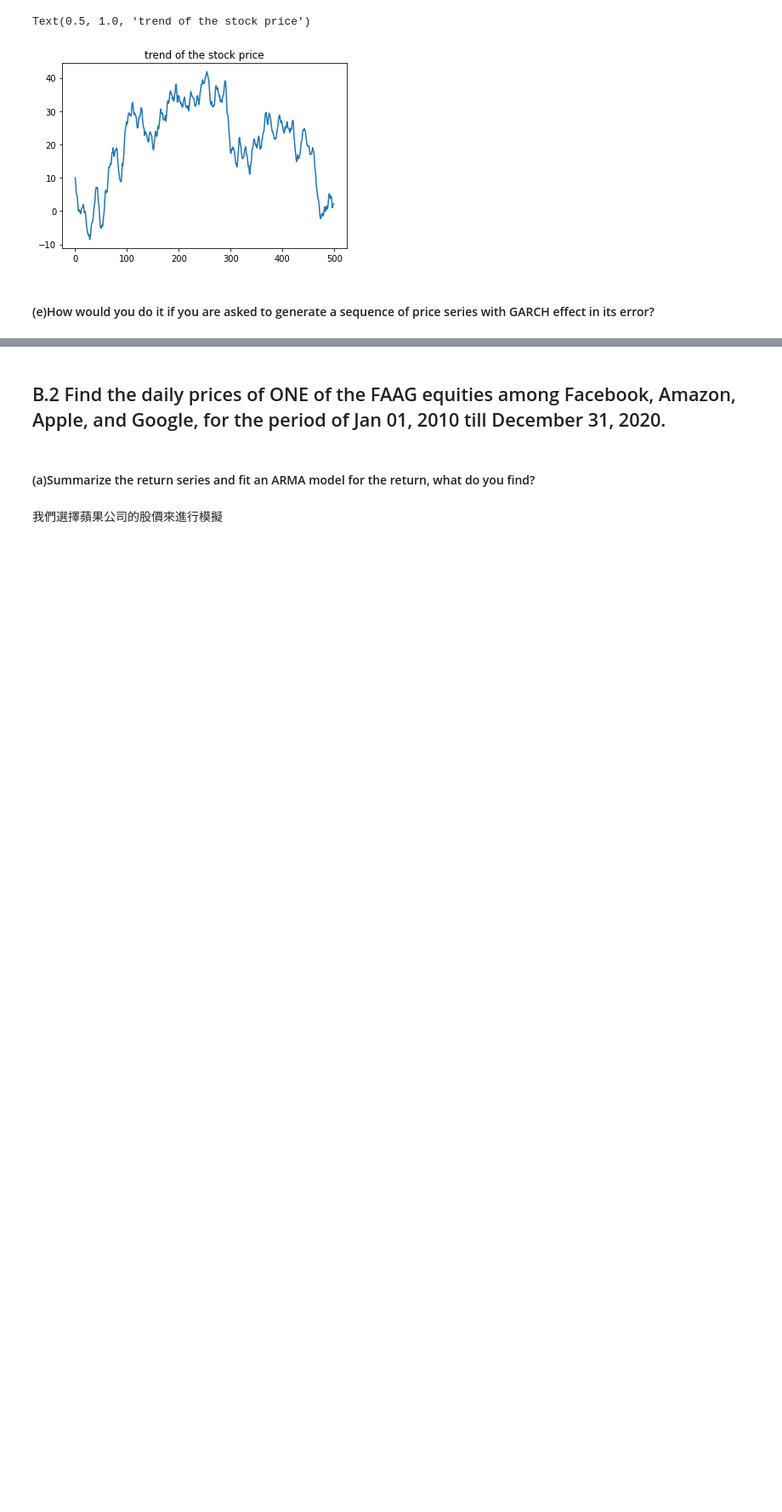
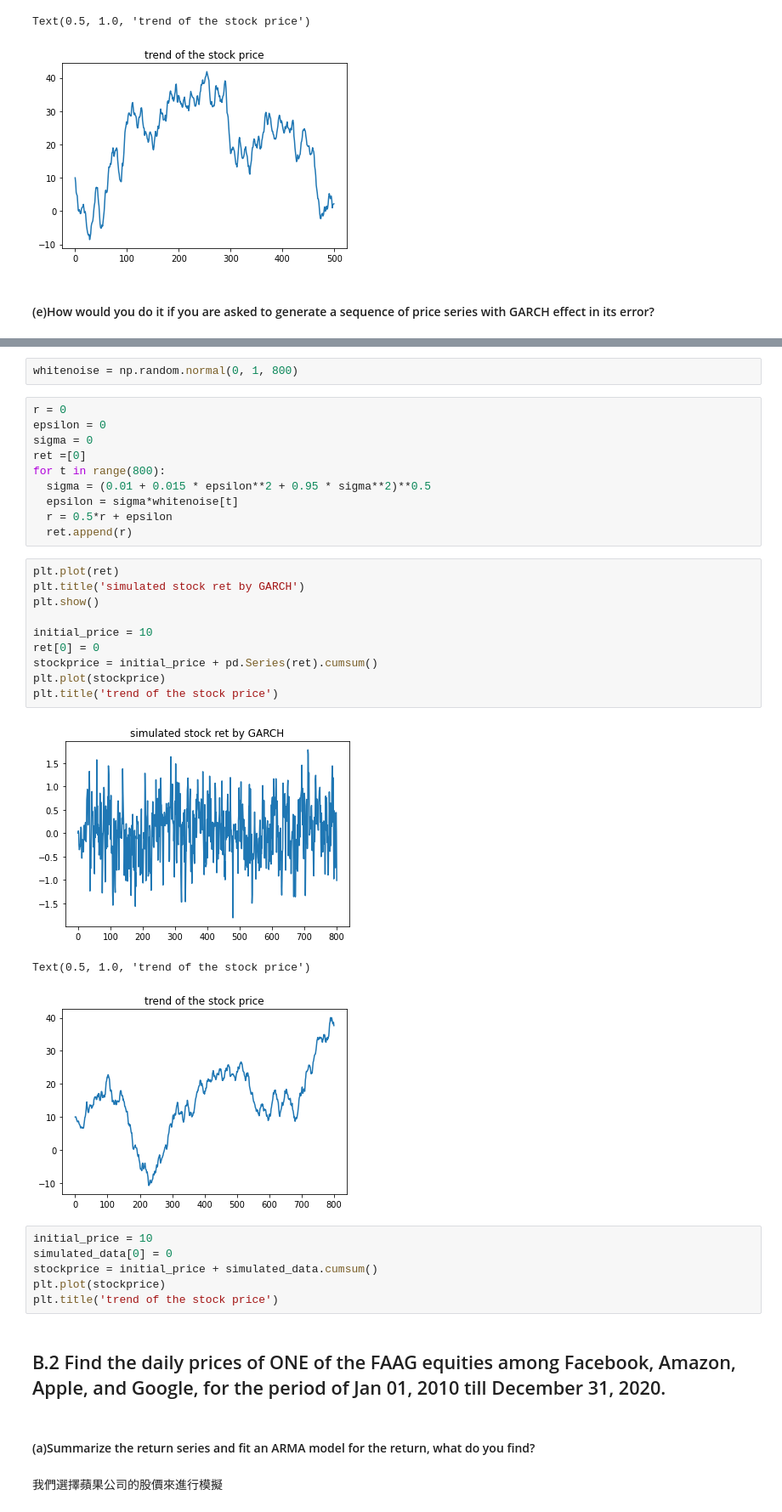
Before and after one commit to awwesomeman/data-analysis, a Jupyter notebook: AI_midterm.ipynb, the cells around one changed output, grey strips where cells are left out. Shown: that part at 85% size. Cells and saved outputs as stored; diff of their text form; blank space fills up the shorter version.

```diff
--- a/AI_midterm.ipynb
+++ b/AI_midterm.ipynb
@@ -110,3 +148,35 @@ Text(0.5, 1.0, 'trend of the stock price')
+# %%
+whitenoise = np.random.normal(0, 1, 800)
+# %%
+r = 0
+epsilon = 0
+sigma = 0
+ret =[0]
+for t in range(800):
+  sigma = (0.01 + 0.015 * epsilon**2 + 0.95 * sigma**2)**0.5
+  epsilon = sigma*whitenoise[t]
+  r = 0.5*r + epsilon
+  ret.append(r)
+# %%
+plt.plot(ret)
+plt.title('simulated stock ret by GARCH')
+plt.show()
+
+initial_price = 10
+ret[0] = 0
+stockprice = initial_price + pd.Series(ret).cumsum()
+plt.plot(stockprice)
+plt.title('trend of the stock price')
+# %% [output]
+[figure, added]
+Text(0.5, 1.0, 'trend of the stock price')
+[figure, added]
+# %%
+initial_price = 10
+simulated_data[0] = 0
+stockprice = initial_price + simulated_data.cumsum()
+plt.plot(stockprice)
+plt.title('trend of the stock price')
 # %% [markdown]
 ## B.2 Find the daily prices of ONE of the FAAG equities among Facebook, Amazon, Apple, and Google, for the period of Jan 01, 2010 till December 31, 2020.
 # %% [markdown]
```
Also changed, not shown: parts of 7 cells of this notebook.
